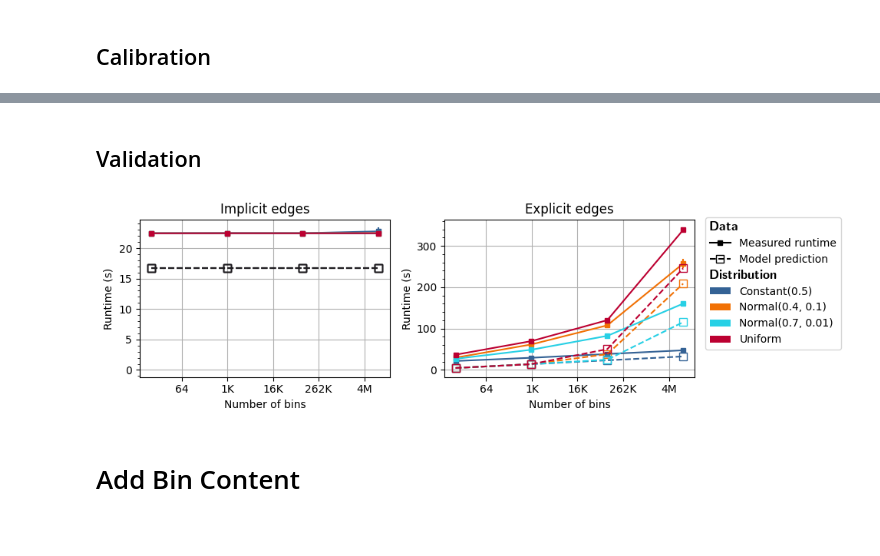
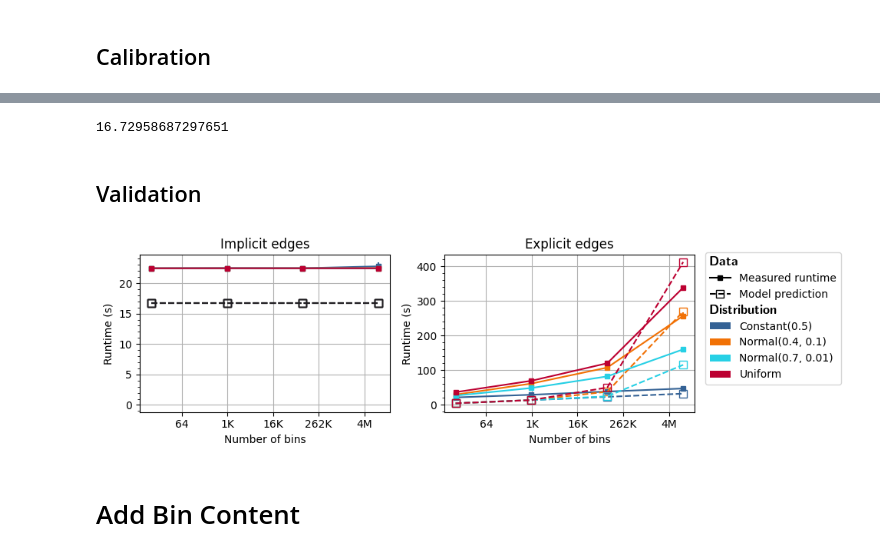
Before and after one commit to jolly-chen/msc-project, a Jupyter notebook: cpu-sequential/validation-l4.ipynb, the cells around one changed output, grey strips where cells are left out. Saved outputs shown, nothing was run; the diff lists cells and outputs as text; code cells hidden in the pictures.

```diff
--- a/cpu-sequential/validation-l4.ipynb
+++ b/cpu-sequential/validation-l4.ipynb
@@ -80,8 +81,8 @@ validation_df
 | 9599 | 4 | CPU | 1 | 10000000 | 134217728 | True | 0.0 | 0.0 | 0.0 | 150.250605 | 1.000000e+09 | ... |
 9600 rows × 12 columns
 # %%
-gp_ivd = inner_validation_df.groupby(["env", "distribution", "nvals", "nbins", "bulksize", "edges"])
-gp_ivd.mean()
+cpu_gp_ivd = inner_cpu_validation_df.groupby(["env", "distribution", "nvals", "nbins", "bulksize", "edges"])
+cpu_gp_ivd.mean()
 # %% [output]
 |  |  |  |  |  |  | iter | nthreads | tfindbin | tfill | tstats | ... |
 | env | distribution | nvals | nbins | bulksize | edges |  |  |  |  |  | ... |
@@ -134,7 +135,7 @@ unique_nbins, unique_nvals, unique_bulksize, unique_distribution, unique_edges
 # %% [markdown]
 ## LMBench
 # %%
-lmbench_results = f"{mb_input_folder}/lmbench"
+lmbench_results = f"{cpu_mb_input_folder}/lmbench"
 with open(lmbench_results, "r") as f:
     lines = f.readlines()
     latencies = {}
@@ -243,24 +244,28 @@ bm_df.head(10)
 # %% [markdown]
 ## Design
 # %%
-def T_bscm(cache_size, sub_size, nbins):
+def T_cpu_bscm(cache_size, sub_size, nbins):
+    # return (np.log2(sub_size) -
+    #         np.log2( cache_size-( np.log2(nbins) - np.log2(sub_size) ) )
+    #         + 1).clip(0)
     return (np.log2(sub_size) -
             np.log2( cache_size-( np.log2(nbins)/(np.log2(sub_size) + 1) ) )
             + 1).clip(0)
 
-def T_binsearch(nbins, subsize):
-    return (np.log2(nbins) * T_l1
-        + T_bscm(l1_size/8, subsize, nbins) * T_l2 + T_bscm(l2_size/8, subsize, nbins) * T_l3
-        +  T_bscm(l3_size, subsize, nbins) * T_mem)
+def T_cpu_binsearch(nbins, subsize):
+    return (np.log2(nbins) * T_cpu_l1
+        + T_cpu_bscm(cpu_l1_size/8, subsize, nbins) * T_cpu_l2
+        + T_cpu_bscm(cpu_l2_size/8, subsize, nbins) * T_cpu_l3
+        + T_cpu_bscm(cpu_l3_size/8, subsize, nbins) * T_cpu_mem)
 
-def T_findbin(edges, nbins, subsize):
+def T_cpu_findbin(edges, nbins, subsize):
     if edges:
-        return T_binsearch(nbins, subsize)
+        return T_cpu_binsearch(nbins, subsize)
     else:
         try:
-            return np.repeat(T_fixedsearch, len(nbins))
+            return np.repeat(T_cpu_fixedsearch, len(nbins))
         except:
-            return T_fixedsearch
+            return T_cpu_fixedsearch
 # %% [markdown]
 ## Calibration
 # %%
@@ -271,10 +276,16 @@ fxs_mean
 # %% [output]
 |  | name | run_name | run_type | repetitions | repetition_index | threads | iterations | real_time | cpu_time | ... |
 | 913 | BM_FixedSearch/manual_time_mean | BM_FixedSearch/manual_time | aggregate | 1000000.0 | NaN | 1 | 3 | 16.729587 | 47.632055 | ... |
+# %%
+T_cpu_fixedsearch = (fxs_mean["real_time"].values[0] * unit_to_unit_factor(fxs_mean['time_unit'].values[0], "ns")
+                 / fxs_mean["repetitions"].values[0])
+T_cpu_fixedsearch
+# %% [output]
+16.72958687297651
 # %% [markdown]
 ## Validation
 # %%
-save = True; figname= f"{output_folder}/cpu_findbin_validation.pdf"
+save = True; figname= f"{cpu_output_folder}/cpu_findbin_validation.pdf"
 ####### nbins vs nvals, distr subplots ###########
 
 selected_env = "CPU"
@@ -291,8 +302,8 @@ ax.set_title("Implicit edges")
 
 for di, distr in enumerate(unique_distribution):
     arg = selected_env, distr, selected_nvals, unique_nbins, selected_bulksize, False
-    avg = gp_ivd.mean().loc[arg]
-    std = gp_ivd.std().loc[arg]
+    avg = cpu_gp_ivd.mean().loc[arg]
+    std = cpu_gp_ivd.std().loc[arg]
 
     p = ax.errorbar(unique_nbins, avg["tfindbin"],
                      yerr=std["tfindbin"],
@@ -306,7 +317,7 @@ for di, distr in enumerate(unique_distribution):
 
     ## prediction
     subsize = get_subsize(distr, unique_nbins)
-    pred = T_findbin(False, unique_nbins, subsize) * unit_to_unit_factor("ns", unit) * selected_nvals
+    pred = T_cpu_findbin(False, unique_nbins, subsize) * unit_to_unit_factor("ns", unit) * selected_nvals
     ax.errorbar(unique_nbins, pred,
                  c=pred_color, **pred_nocolor_style
                 )
@@ -329,8 +340,8 @@ plot_validation_labels()
 ax.set_title("Explicit edges")
 for di, distr in enumerate(unique_distribution):
     arg = selected_env, distr, selected_nvals, unique_nbins, selected_bulksize, True
-    avg = gp_ivd.mean().loc[arg]
-    std = gp_ivd.std().loc[arg]
+    avg = cpu_gp_ivd.mean().loc[arg]
+    std = cpu_gp_ivd.std().loc[arg]
 
     p = ax.errorbar(unique_nbins, avg["tfindbin"],
                      yerr=std["tfindbin"],
@@ -345,7 +356,7 @@ for di, distr in enumerate(unique_distribution):
     ## prediction
     c=p[0].get_color()
     subsize = get_subsize(distr, unique_nbins)
-    pred = T_findbin(True, unique_nbins, subsize) * unit_to_unit_factor("ns", unit) * selected_nvals
+    pred = T_cpu_findbin(True, unique_nbins, subsize) * unit_to_unit_factor("ns", unit) * selected_nvals
     ax.errorbar(unique_nbins, pred,
                  c=c, **pred_nocolor_style
                 )
@@ -353,34 +364,34 @@ for di, distr in enumerate(unique_distribution):
     # observ = avg["tfindbin"].values
     # print(distr, pred, mae(pred, observ), r2(pred, observ) * 100)
 
 plt.xlabel("Number of bins")
 plt.xscale("log", base=2)
 ax.xaxis.set_major_formatter(ticker.FuncFormatter(lambda x, _: f"{human_readable(int(x))}"))
 
 plt.ylabel("Runtime (s)")
 # plt.yscale("symlog")
 # plt.ylim([0,1000])
 yaxis = plt.gca().yaxis
 ax.grid(True, which="major")
 ax.yaxis.set_major_formatter(ticker.FormatStrFormatter("%g"))
 
 ##########
 hndls = ax.get_legend_handles_labels()[0]
 hndls.insert(0, "Data")
 hndls.insert(3, "Distribution")
 
 lbls = ax.get_legend_handles_labels()[1]
 lbls.insert(0, "")
 lbls.insert(3, "")
 
 legend = fig.legend(hndls, lbls, loc='center left', bbox_to_anchor=(0.99, 0.6),
                     handler_map={str: LegendTitle({'fontsize':12})})
 
 plt.tight_layout()
 plt.savefig(figname, format="pdf", bbox_inches='tight')
 plt.show()
 # %% [output]
-[figure, old version]
+[figure, new version]
 # %% [markdown]
 # Add Bin Content
 # %% [markdown]
```
Also changed, not shown: parts of 37 cells of this notebook.
